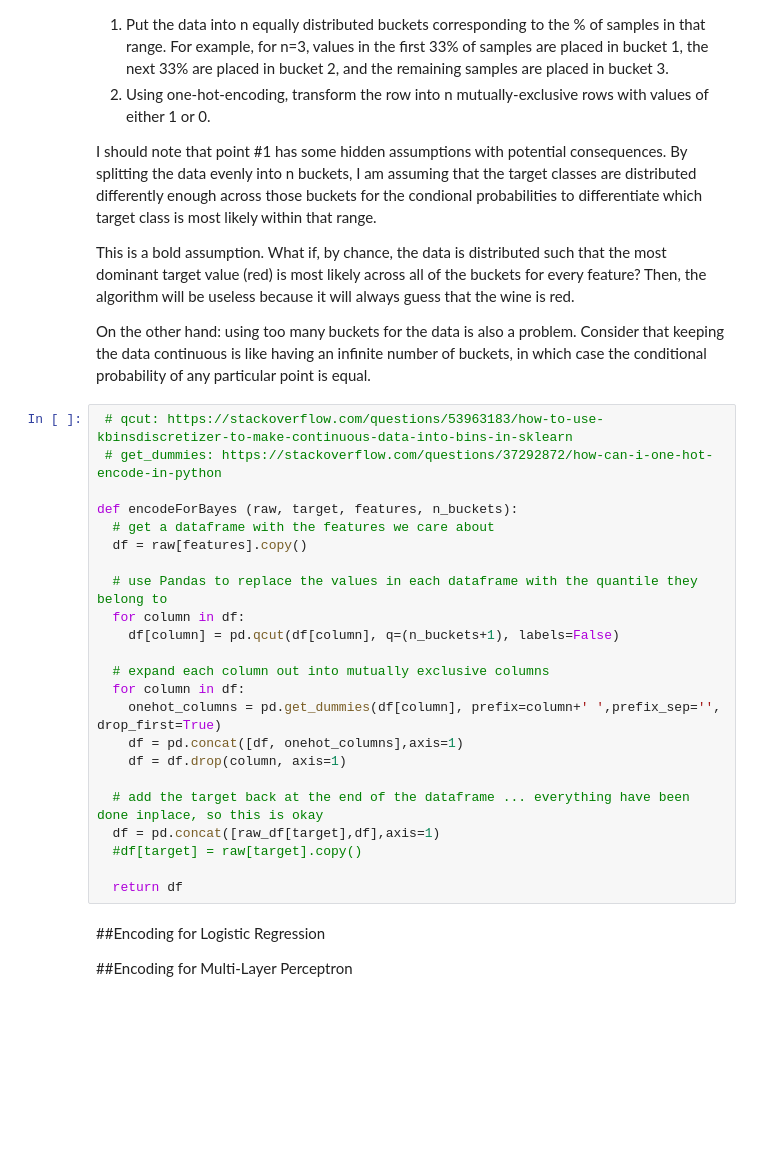
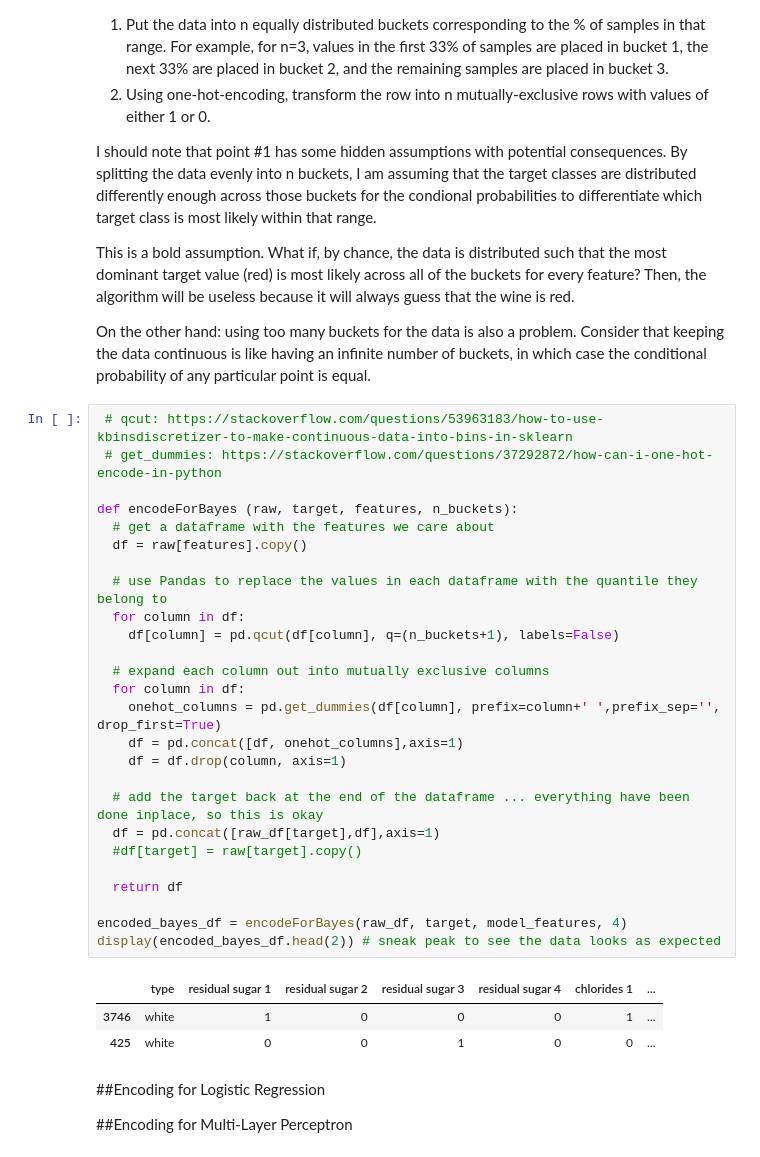
Before and after one commit to journalWheat/CSI4106-Project1, a Jupyter notebook: CSI4106_Project1_JaredWagner_GeneralForm.ipynb, the cells around one changed output. Cells and saved outputs as stored; diff of their text form; blank space fills up the shorter version.

```diff
--- a/CSI4106_Project1_JaredWagner_GeneralForm.ipynb
+++ b/CSI4106_Project1_JaredWagner_GeneralForm.ipynb
@@ -266,26 +266,33 @@ On the other hand: using too many buckets for the data is also a problem. Consid
 # %%
  # qcut: https://stackoverflow.com/questions/53963183/how-to-use-kbinsdiscretizer-to-make-continuous-data-into-bins-in-sklearn
  # get_dummies: https://stackoverflow.com/questions/37292872/how-can-i-one-hot-encode-in-python
 
 def encodeForBayes (raw, target, features, n_buckets):
   # get a dataframe with the features we care about
   df = raw[features].copy()
 
   # use Pandas to replace the values in each dataframe with the quantile they belong to
   for column in df:
     df[column] = pd.qcut(df[column], q=(n_buckets+1), labels=False)
 
   # expand each column out into mutually exclusive columns
   for column in df:
     onehot_columns = pd.get_dummies(df[column], prefix=column+' ',prefix_sep='', drop_first=True)
     df = pd.concat([df, onehot_columns],axis=1)
     df = df.drop(column, axis=1)
 
   # add the target back at the end of the dataframe ... everything have been done inplace, so this is okay
   df = pd.concat([raw_df[target],df],axis=1)
   #df[target] = raw[target].copy()
 
   return df
+
+encoded_bayes_df = encodeForBayes(raw_df, target, model_features, 4)
+display(encoded_bayes_df.head(2)) # sneak peak to see the data looks as expected
+# %% [output]
+|  | type | residual sugar 1 | residual sugar 2 | residual sugar 3 | residual sugar 4 | chlorides 1 | ... |
+| 3746 | white | 1 | 0 | 0 | 0 | 1 | ... |
+| 425 | white | 0 | 0 | 1 | 0 | 0 | ... |
 # %% [markdown]
 ##Encoding for Logistic Regression
 
```
Also changed, not shown: parts of 15 cells of this notebook.
